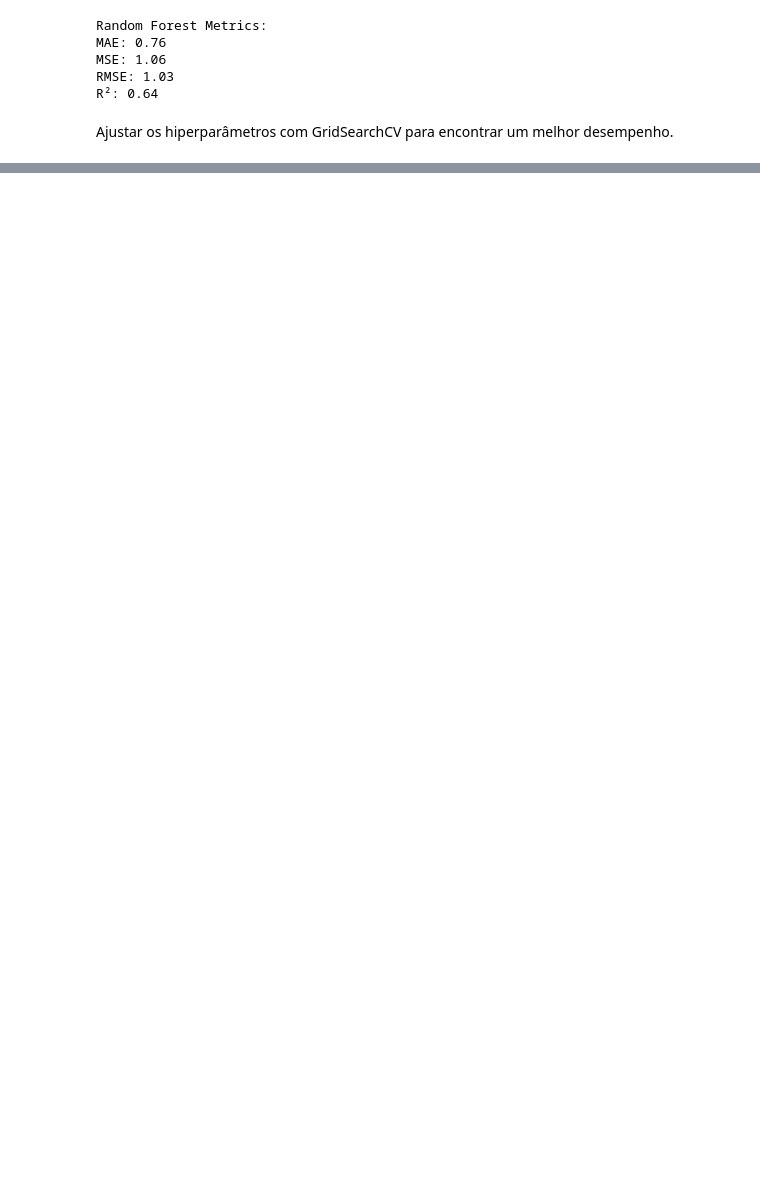
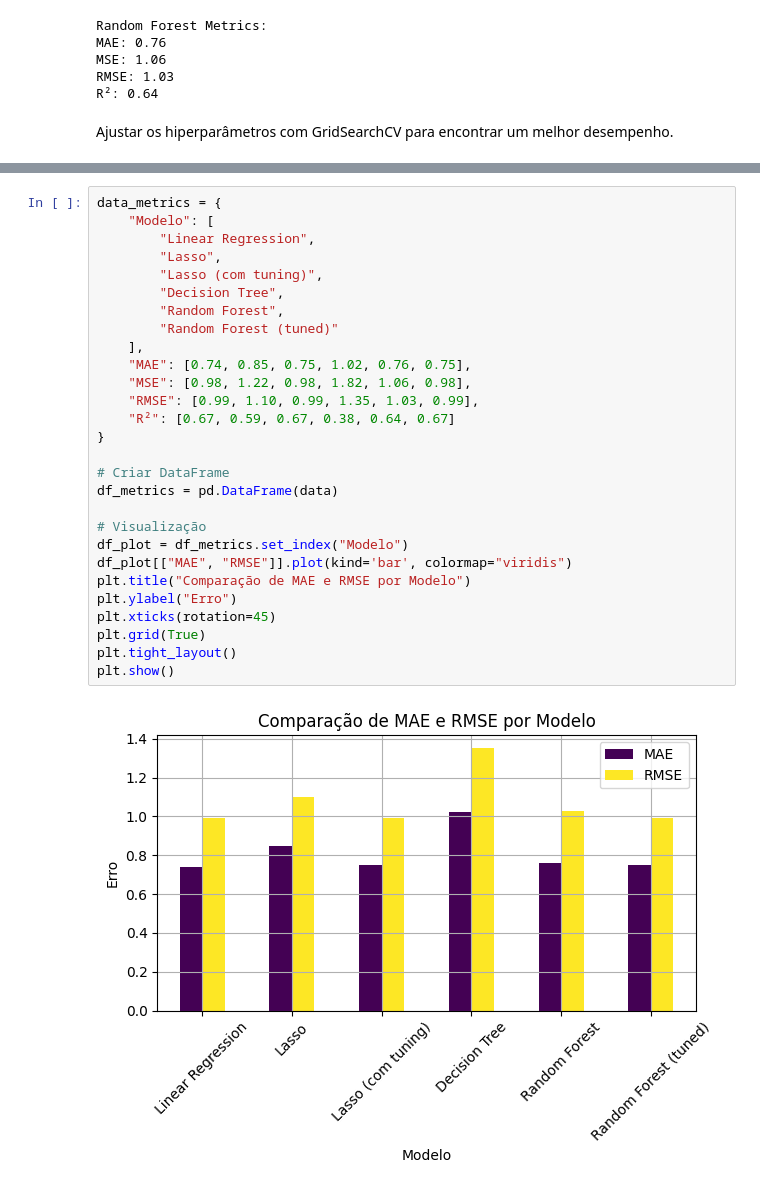
Before and after one commit to jandeilsonxavier/housing-price-prediction, a Jupyter notebook: housing_price_prediction.ipynb, the cells around one changed output, grey strips where cells are left out. Drawn from its saved outputs; the diff is of its cells as text; blank space fills up the shorter version.

```diff
--- a/housing_price_prediction.ipynb
+++ b/housing_price_prediction.ipynb
@@ -505 +510,31 @@ AttributeError: Rectangle.set() got an unexpected keyword argument 'sorted'
+# %%
+data_metrics = {
+    "Modelo": [
+        "Linear Regression",
+        "Lasso",
+        "Lasso (com tuning)",
+        "Decision Tree",
+        "Random Forest",
+        "Random Forest (tuned)"
+    ],
+    "MAE": [0.74, 0.85, 0.75, 1.02, 0.76, 0.75],
+    "MSE": [0.98, 1.22, 0.98, 1.82, 1.06, 0.98],
+    "RMSE": [0.99, 1.10, 0.99, 1.35, 1.03, 0.99],
+    "R²": [0.67, 0.59, 0.67, 0.38, 0.64, 0.67]
+}
+
+# Criar DataFrame
+df_metrics = pd.DataFrame(data)
+
+# Visualização
+df_plot = df_metrics.set_index("Modelo")
+df_plot[["MAE", "RMSE"]].plot(kind='bar', colormap="viridis")
+plt.title("Comparação de MAE e RMSE por Modelo")
+plt.ylabel("Erro")
+plt.xticks(rotation=45)
+plt.grid(True)
+plt.tight_layout()
+plt.show()
+# %% [output]
+[figure, added]
 # %%
```
Also changed, not shown: parts of 15 cells of this notebook.
